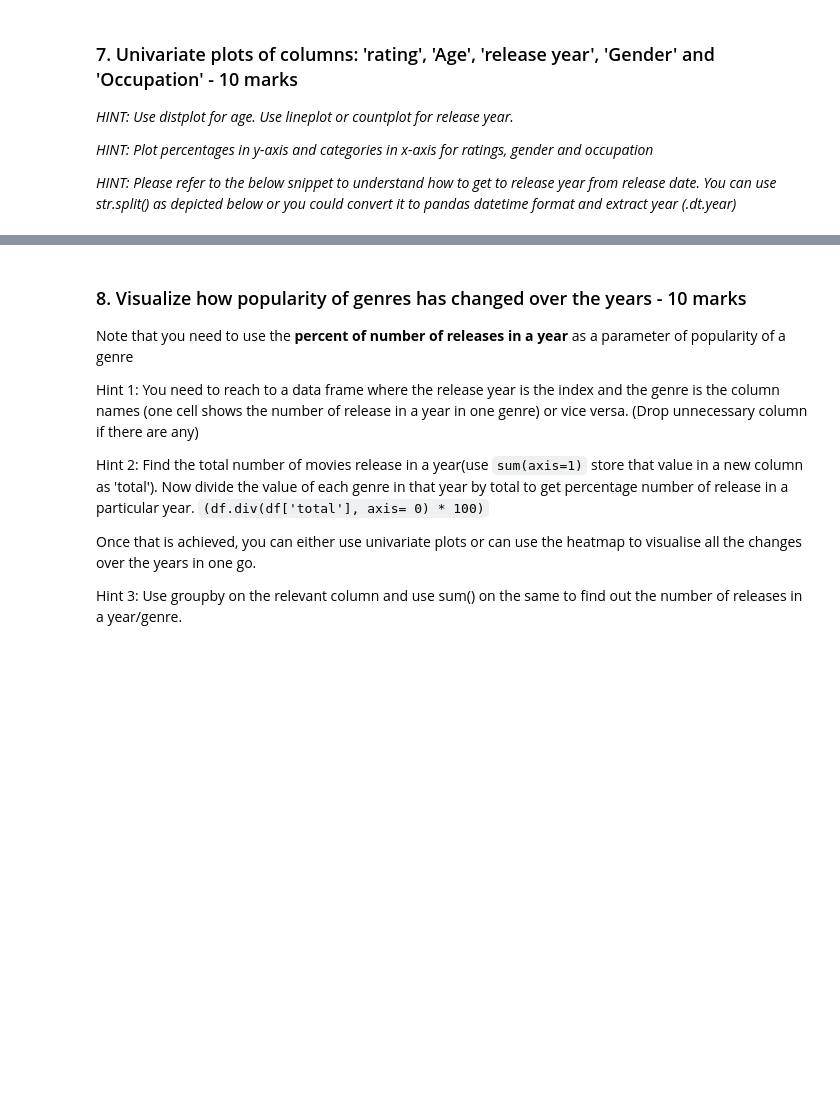
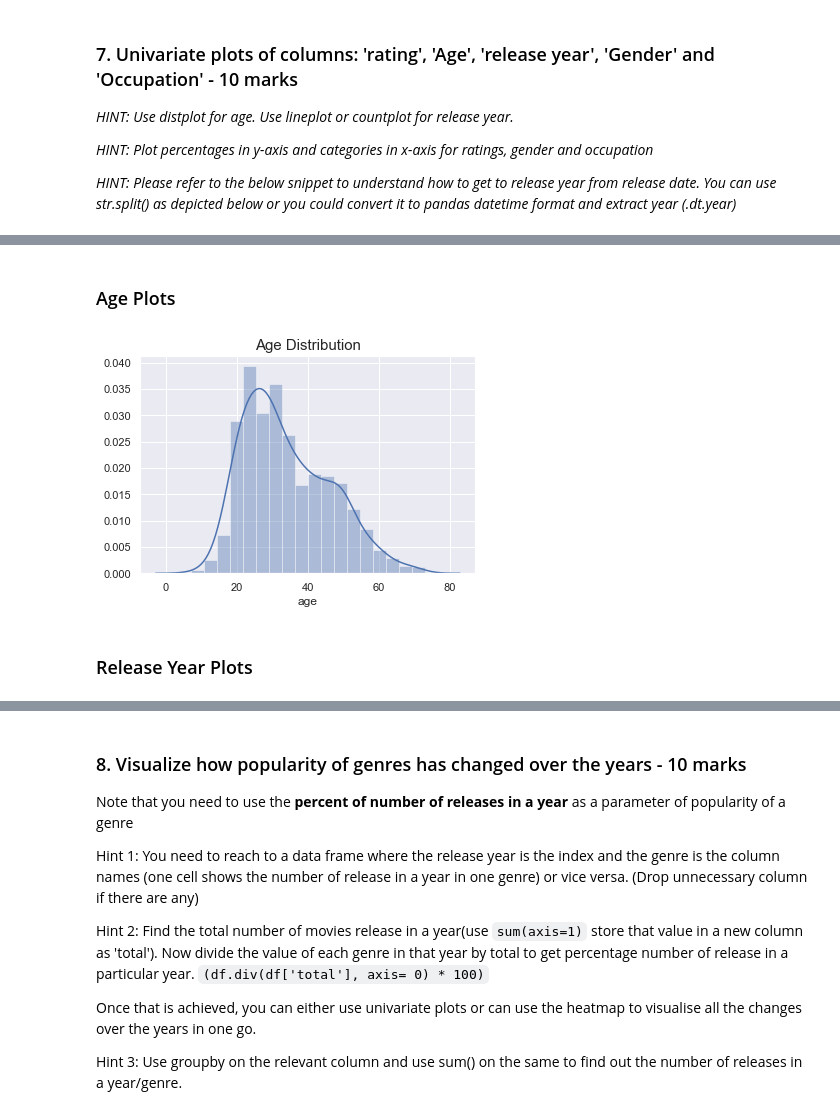
Before and after one commit to danieljacob5/aiml-course, a Jupyter notebook: AIML-project1/MovieLens Project Questions.ipynb, the cells around one changed output, grey strips where cells are left out. Drawn from its saved outputs; the diff is of its cells as text; code cells hidden in the pictures; blank space fills up the shorter version.

```diff
--- a/AIML-project1/MovieLens Project Questions.ipynb
+++ b/AIML-project1/MovieLens Project Questions.ipynb
@@ -497,0 +451,10 @@ print(a[-5:])
+# %% [markdown]
+### Age Plots
+# %%
+sns.distplot(user['age'])
+plt.title('Age Distribution', fontsize=15)
+plt.show()
+# %% [output]
+[figure, added]
+# %% [markdown]
+### Release Year Plots
```
Also changed, not shown: parts of 32 cells of this notebook.
